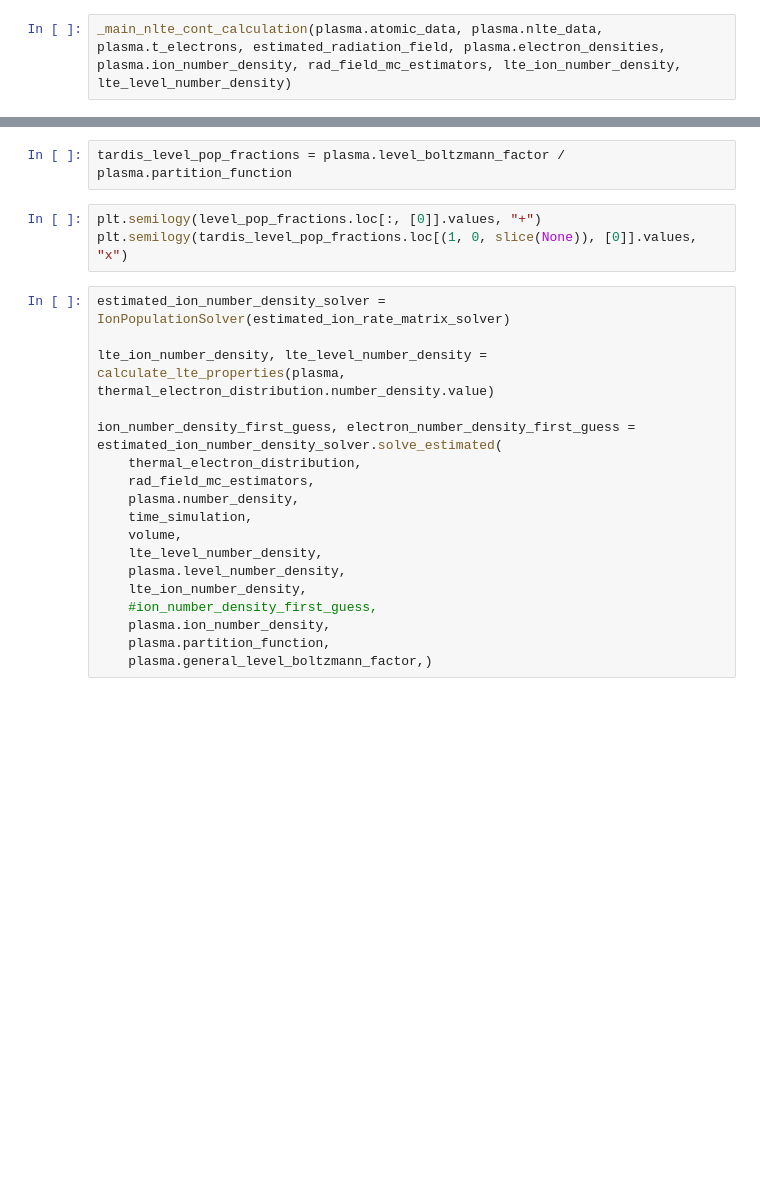
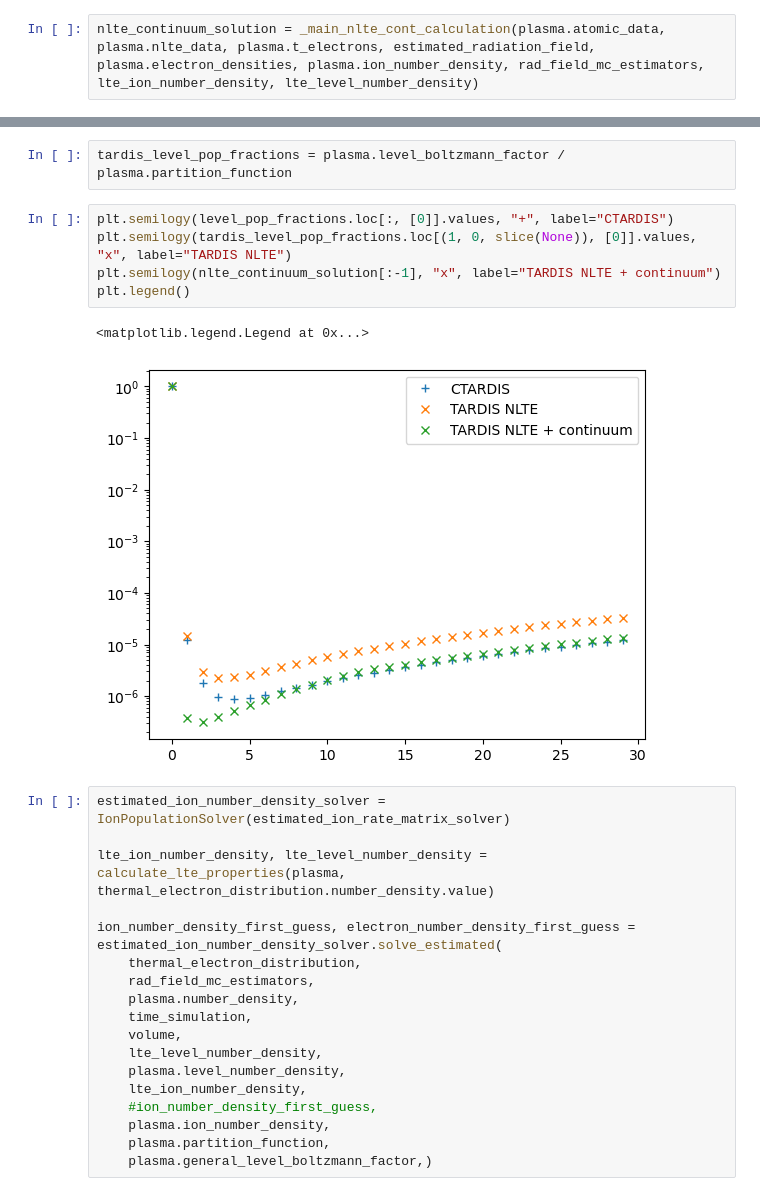
Before and after one commit to andrewfullard/tardis, a Jupyter notebook: docs/physics_walkthrough/plasma/equilibrium/hydrogen_continuum.ipynb, the cells around one changed output, grey strips where cells are left out. Saved outputs shown, nothing was run; the diff lists cells and outputs as text; blank space fills up the shorter version.

Commit message:
Add comparison to plot

```diff
--- a/docs/physics_walkthrough/plasma/equilibrium/hydrogen_continuum.ipynb
+++ b/docs/physics_walkthrough/plasma/equilibrium/hydrogen_continuum.ipynb
@@ -508,4 +508,4 @@ stim_recomb_estimator.index = stim_recomb_estimator_idx
 
 rad_field_mc_estimators = DummyEstimators(photo_ion_estimator.loc[:, [0]], stim_recomb_estimator.loc[:, [0]])
 # %%
-_main_nlte_cont_calculation(plasma.atomic_data, plasma.nlte_data, plasma.t_electrons, estimated_radiation_field, plasma.electron_densities, plasma.ion_number_density, rad_field_mc_estimators, lte_ion_number_density, lte_level_number_density)
+nlte_continuum_solution = _main_nlte_cont_calculation(plasma.atomic_data, plasma.nlte_data, plasma.t_electrons, estimated_radiation_field, plasma.electron_densities, plasma.ion_number_density, rad_field_mc_estimators, lte_ion_number_density, lte_level_number_density)
@@ -531,8 +522,13 @@ level_pop_fractions.columns = level_pop_fractions.columns.astype(int)
 # %%
 tardis_level_pop_fractions = plasma.level_boltzmann_factor / plasma.partition_function
 # %%
-plt.semilogy(level_pop_fractions.loc[:, [0]].values, "+")
-plt.semilogy(tardis_level_pop_fractions.loc[(1, 0, slice(None)), [0]].values, "x")
+plt.semilogy(level_pop_fractions.loc[:, [0]].values, "+", label="CTARDIS")
+plt.semilogy(tardis_level_pop_fractions.loc[(1, 0, slice(None)), [0]].values, "x", label="TARDIS NLTE")
+plt.semilogy(nlte_continuum_solution[:-1], "x", label="TARDIS NLTE + continuum")
+plt.legend()
+# %% [output]
+<matplotlib.legend.Legend at 0x...>
+[figure, added]
 # %%
 estimated_ion_number_density_solver = IonPopulationSolver(estimated_ion_rate_matrix_solver)
 
```
Also changed, not shown: parts of 1 cell of this notebook.
